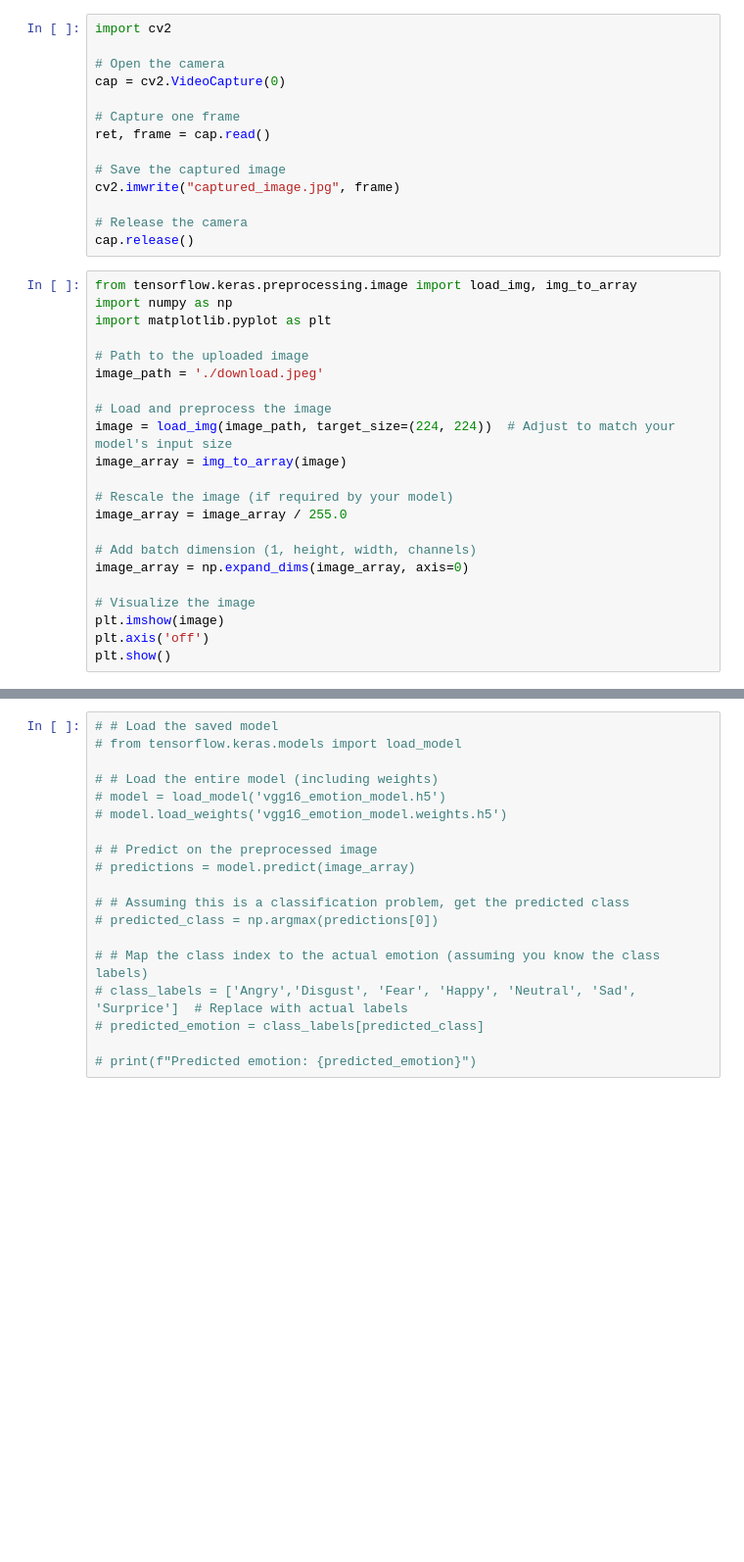
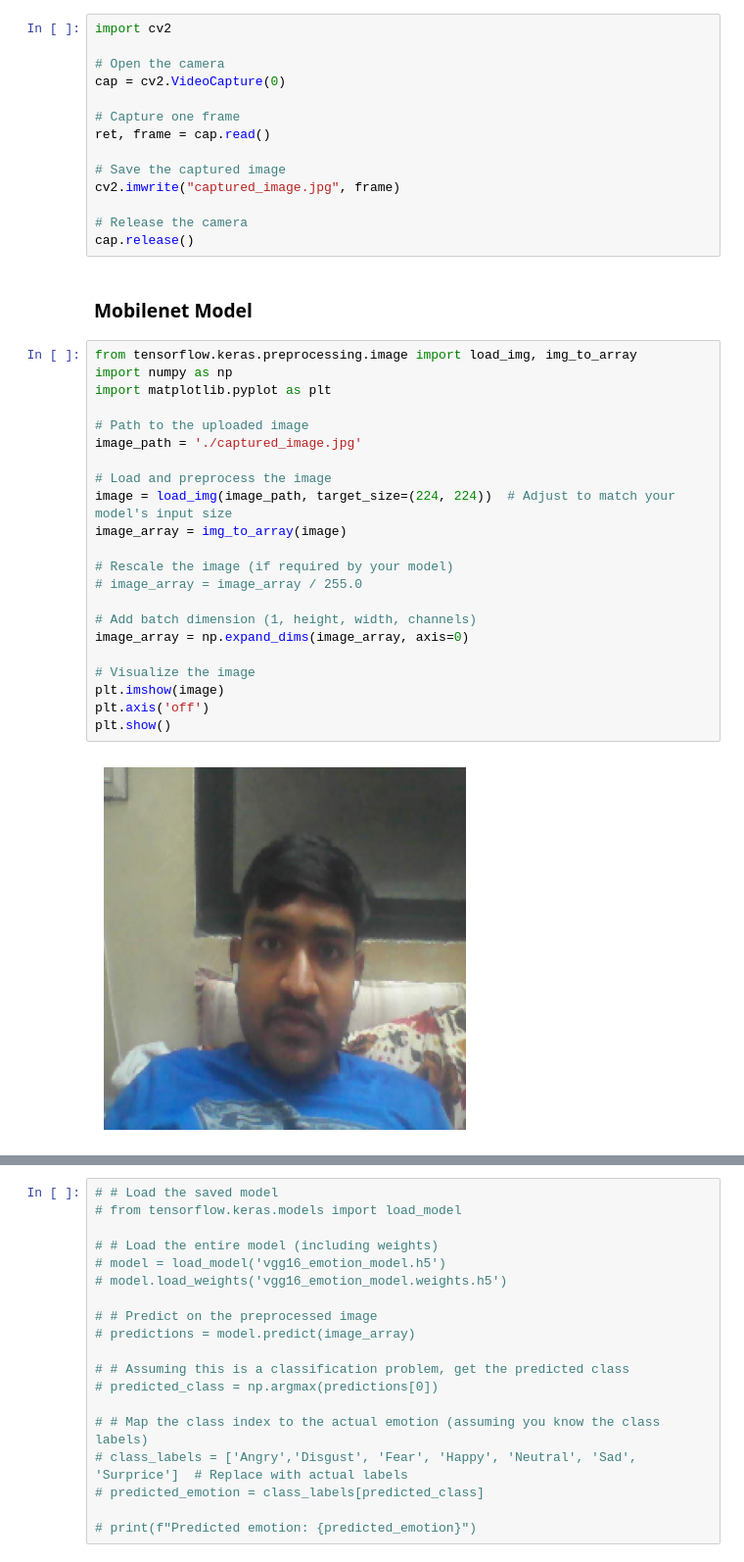
Before and after one commit to Kevin0403/Emotion-based-music-player, a Jupyter notebook: Models/TestModel.ipynb, the cells around one changed output, grey strips where cells are left out. Shown: that part at 98% size. Saved outputs shown, nothing was run; the diff lists cells and outputs as text; blank space fills up the shorter version.

```diff
--- a/Models/TestModel.ipynb
+++ b/Models/TestModel.ipynb
@@ -12,28 +12,32 @@ cv2.imwrite("captured_image.jpg", frame)
 
 # Release the camera
 cap.release()
+# %% [markdown]
+### Mobilenet Model
 # %%
 from tensorflow.keras.preprocessing.image import load_img, img_to_array
 import numpy as np
 import matplotlib.pyplot as plt
 
 # Path to the uploaded image
-image_path = './download.jpeg'
+image_path = './captured_image.jpg'
 
 # Load and preprocess the image
 image = load_img(image_path, target_size=(224, 224))  # Adjust to match your model's input size
 image_array = img_to_array(image)
 
 # Rescale the image (if required by your model)
-image_array = image_array / 255.0
+# image_array = image_array / 255.0
 
 # Add batch dimension (1, height, width, channels)
 image_array = np.expand_dims(image_array, axis=0)
 
 # Visualize the image
 plt.imshow(image)
 plt.axis('off')
 plt.show()
+# %% [output]
+[figure, added]
 # %%
 # Load the saved model
 from tensorflow.keras.models import load_model
```
Also changed, not shown: parts of 3 cells of this notebook, 4 other files.
